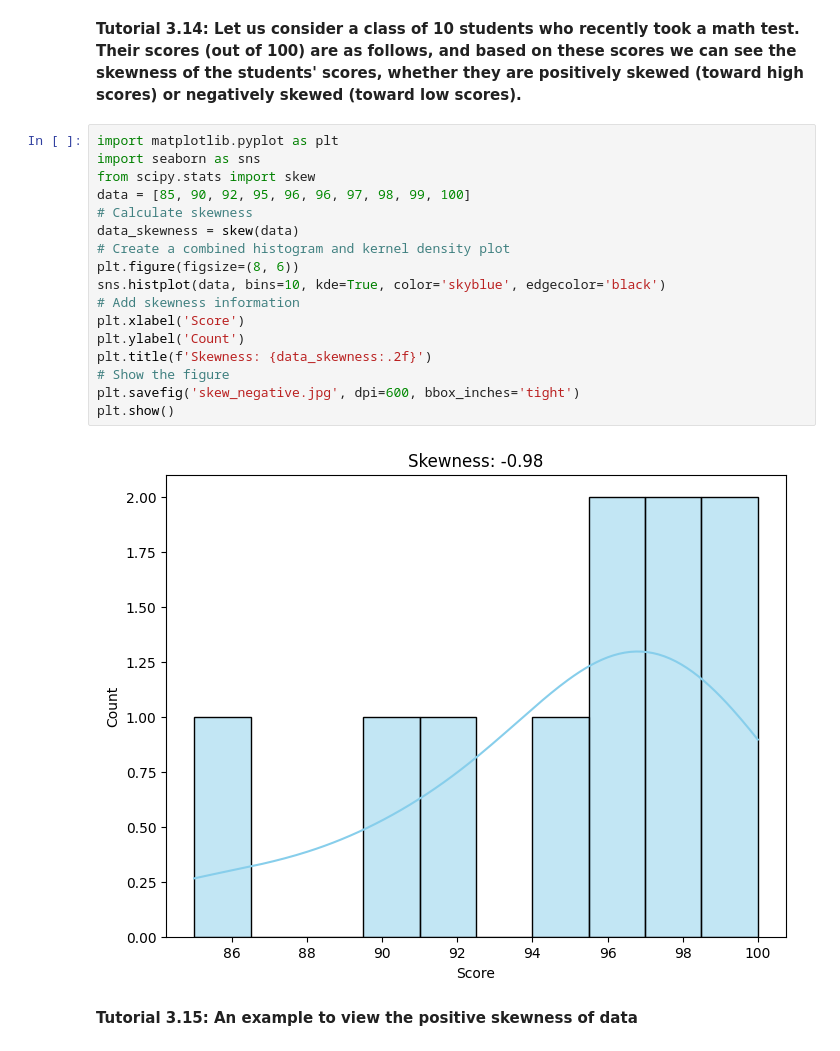
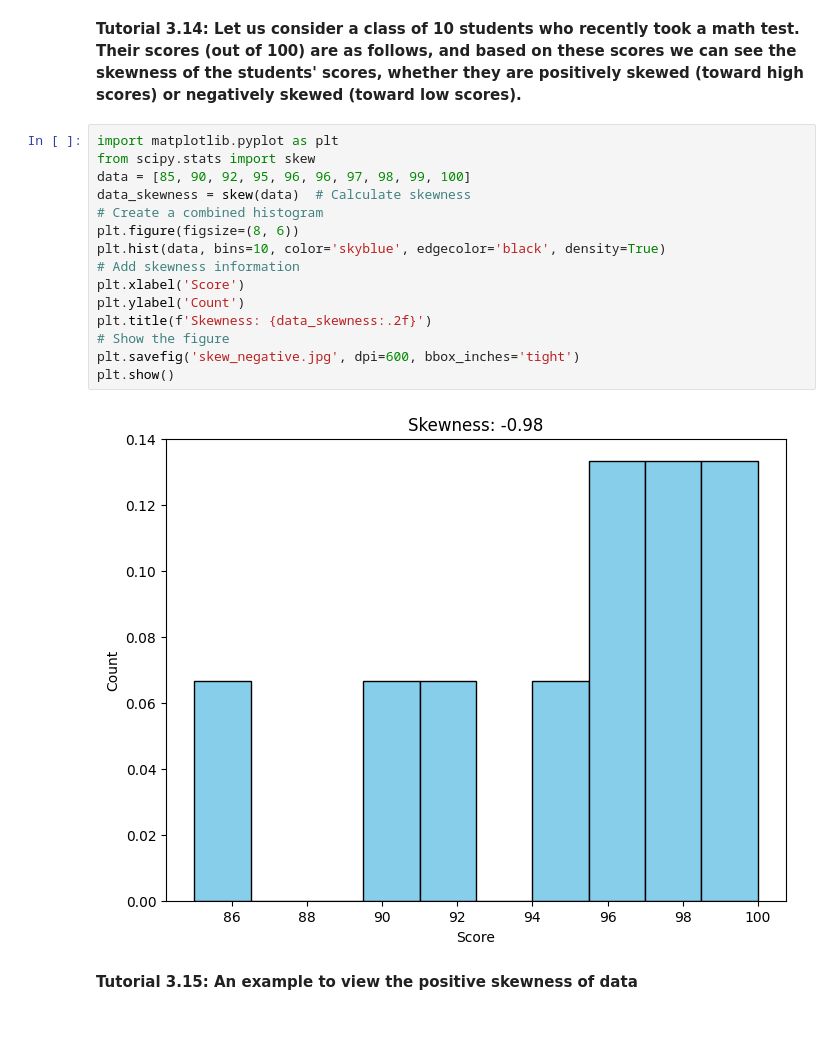
Before and after one commit to bpbpublications/Statistics-for-Data-Scientists-and-Analysts, a Jupyter notebook: notebooks/chapter3/chapter3.ipynb, the cells around one changed output. Saved outputs shown, nothing was run; the diff lists cells and outputs as text.

```diff
--- a/notebooks/chapter3/chapter3.ipynb
+++ b/notebooks/chapter3/chapter3.ipynb
@@ -341,23 +352,21 @@ Contingency Coefficient: 0.4338108826652683
 **Tutorial 3.14: Let us consider a class of 10 students who recently took a math test. Their scores (out of 100) are as follows, and based on these scores we can see the skewness of the students' scores, whether they are positively skewed (toward high scores) or negatively skewed (toward low scores).**
 # %%
 import matplotlib.pyplot as plt
-import seaborn as sns
 from scipy.stats import skew
 data = [85, 90, 92, 95, 96, 96, 97, 98, 99, 100]
-# Calculate skewness
-data_skewness = skew(data)
-# Create a combined histogram and kernel density plot
+data_skewness = skew(data)  # Calculate skewness
+# Create a combined histogram
 plt.figure(figsize=(8, 6))
-sns.histplot(data, bins=10, kde=True, color='skyblue', edgecolor='black')
+plt.hist(data, bins=10, color='skyblue', edgecolor='black', density=True)
 # Add skewness information
 plt.xlabel('Score')
 plt.ylabel('Count')
 plt.title(f'Skewness: {data_skewness:.2f}')
 # Show the figure
 plt.savefig('skew_negative.jpg', dpi=600, bbox_inches='tight')
 plt.show()
 # %% [output]
-[figure, old version]
+[figure, new version]
 # %% [markdown]
 **Tutorial 3.15: An example to view the positive skewness of data**
 # %%
```
Also changed, not shown: parts of 5 cells of this notebook, 18 other files.
